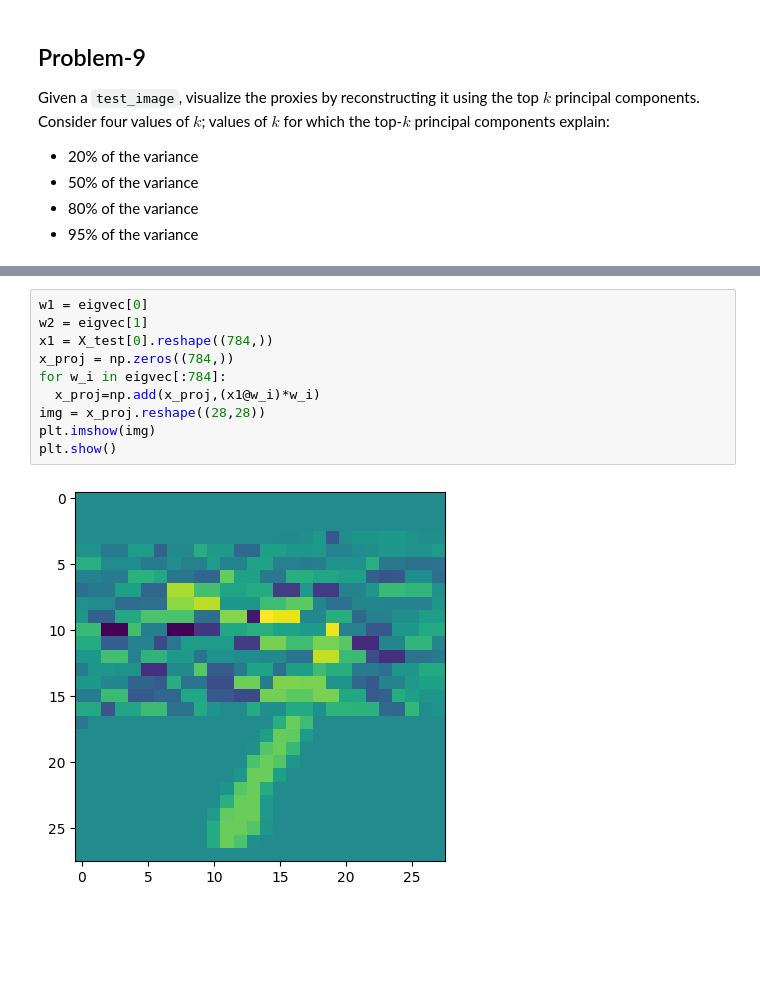
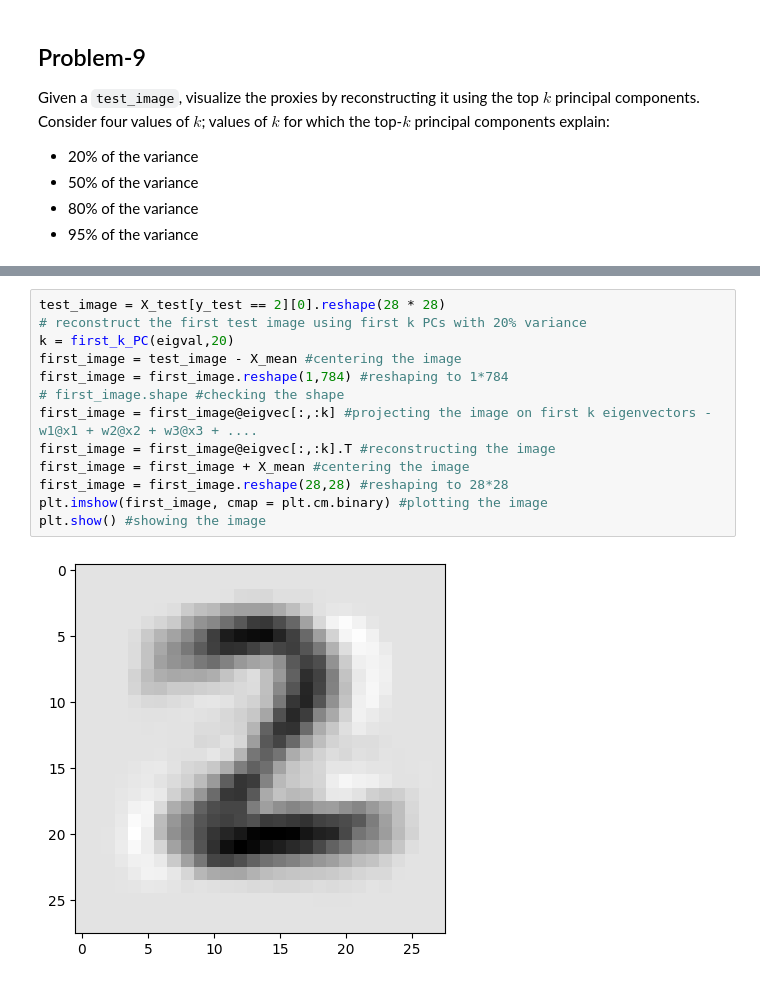
Before and after one commit to kumar-shivang/Machine-Learning-T, a Jupyter notebook: Week_1_Programming.ipynb, the cells around one changed output, grey strips where cells are left out. Drawn from its saved outputs; the diff is of its cells as text; blank space fills up the shorter version.

```diff
--- a/Week_1_Programming.ipynb
+++ b/Week_1_Programming.ipynb
@@ -199,12 +181,15 @@ plt.show()
-# %%
-w1 = eigvec[0]
-w2 = eigvec[1]
-x1 = X_test[0].reshape((784,))
-x_proj = np.zeros((784,))
-for w_i in eigvec[:784]:
-  x_proj=np.add(x_proj,(x1@w_i)*w_i)
-img = x_proj.reshape((28,28))
-plt.imshow(img)
-plt.show()
-# %% [output]
-[figure, removed]
+# %%
+test_image = X_test[y_test == 2][0].reshape(28 * 28)
+# reconstruct the first test image using first k PCs with 20% variance
+k = first_k_PC(eigval,20)
+first_image = test_image - X_mean #centering the image
+first_image = first_image.reshape(1,784) #reshaping to 1*784
+# first_image.shape #checking the shape
+first_image = first_image@eigvec[:,:k] #projecting the image on first k eigenvectors - w1@x1 + w2@x2 + w3@x3 + ....
+first_image = first_image@eigvec[:,:k].T #reconstructing the image
+first_image = first_image + X_mean #centering the image
+first_image = first_image.reshape(28,28) #reshaping to 28*28
+plt.imshow(first_image, cmap = plt.cm.binary) #plotting the image
+plt.show() #showing the image
+# %% [output]
+[figure, added]
```
Also changed, not shown: parts of 14 cells of this notebook.
